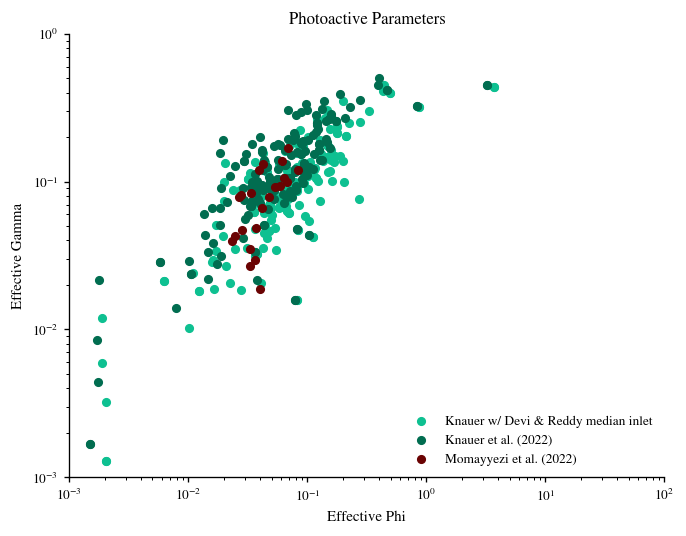
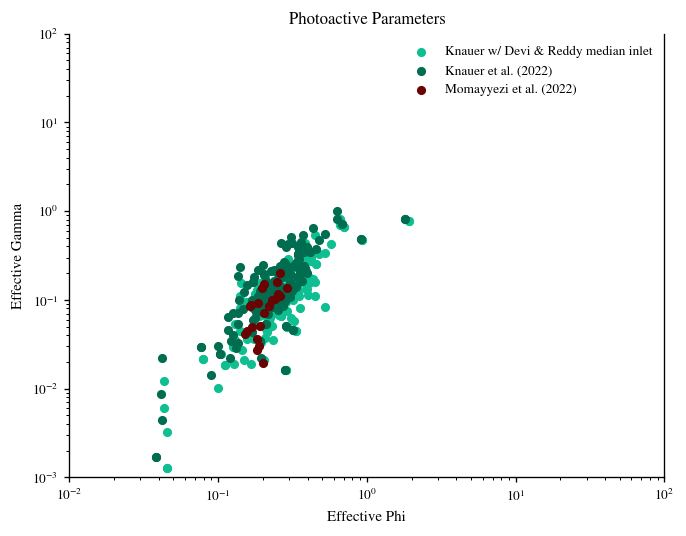
The change to this notebook cell's code, shown as a diff; its figure went from the first image to the second:
--- before
+++ after
@@ -11,10 +11,10 @@
 rstom = 1 / knauer["gs"]
 
-knauer_phi_eff = rias / rcell 
-knauer_gamma_eff = rias / (rias + rstom)
+knauer_phi_eff = np.sqrt(rias / rcell)
+knauer_gamma_eff = rias / (rstom)# + rias)
 
 estimated_rinlet = knauer["inlet_resistance"]
-knauer_phi_eff_alternate = rias/(rcell - estimated_rinlet)
-knauer_gamma_eff_alternate = rias / (rias + rstom + estimated_rinlet)
+knauer_phi_eff_alternate = np.sqrt(rias/(rcell - estimated_rinlet))
+knauer_gamma_eff_alternate = rias / (rstom + estimated_rinlet)
 
 print(np.median(rias), np.median(rcell), np.median(rstom), np.median(estimated_rinlet))
@@ -26,6 +26,6 @@
 rstom = 1 / moma["gs"]
 
-moma_phi_eff = rias / rcell
-moma_gamma_eff = rias / (rias + rstom)
+moma_phi_eff = np.sqrt(rias / rcell)
+moma_gamma_eff = rias / (rstom)# + rias)
 
 plt.scatter(knauer_phi_eff_alternate, knauer_gamma_eff_alternate, s=20, color="#0EC091", label="Knauer w/ Devi & Reddy median inlet")
@@ -37,6 +37,6 @@
 plt.xscale("log")
 plt.yscale("log")
-plt.xlim(1e-3, 1e2)
-plt.ylim(1e-3, 1e0)
+plt.xlim(1e-2, 1e2)
+plt.ylim(1e-3, 1e2)
 plt.legend()
 plt.show()

Commit: exploration of map to 1D RD model